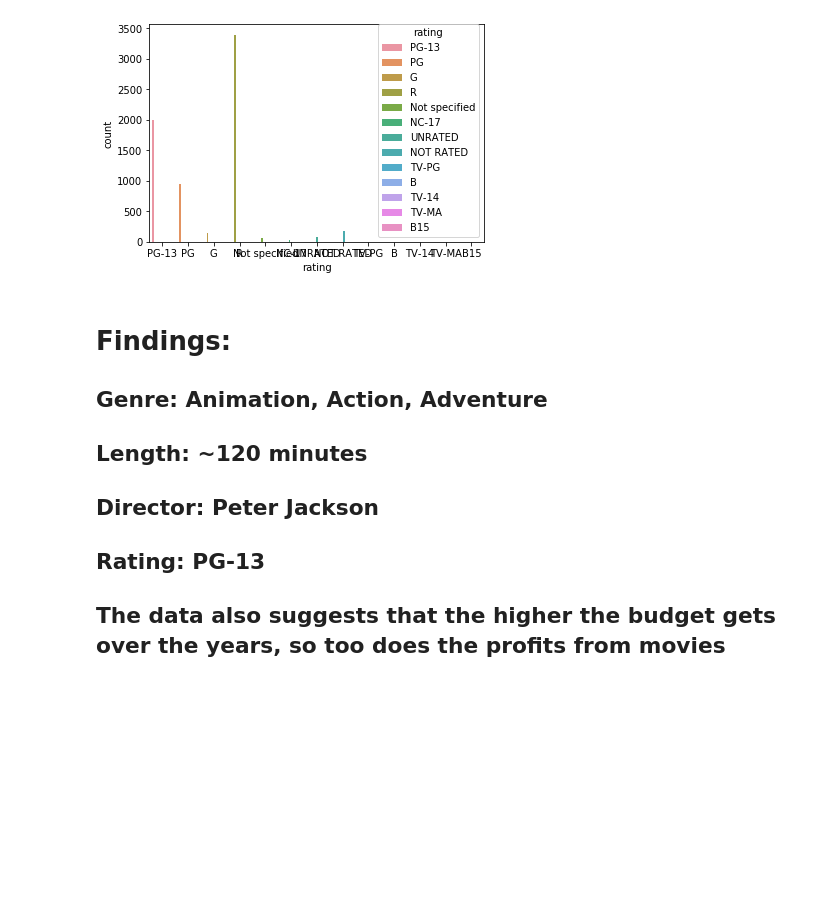
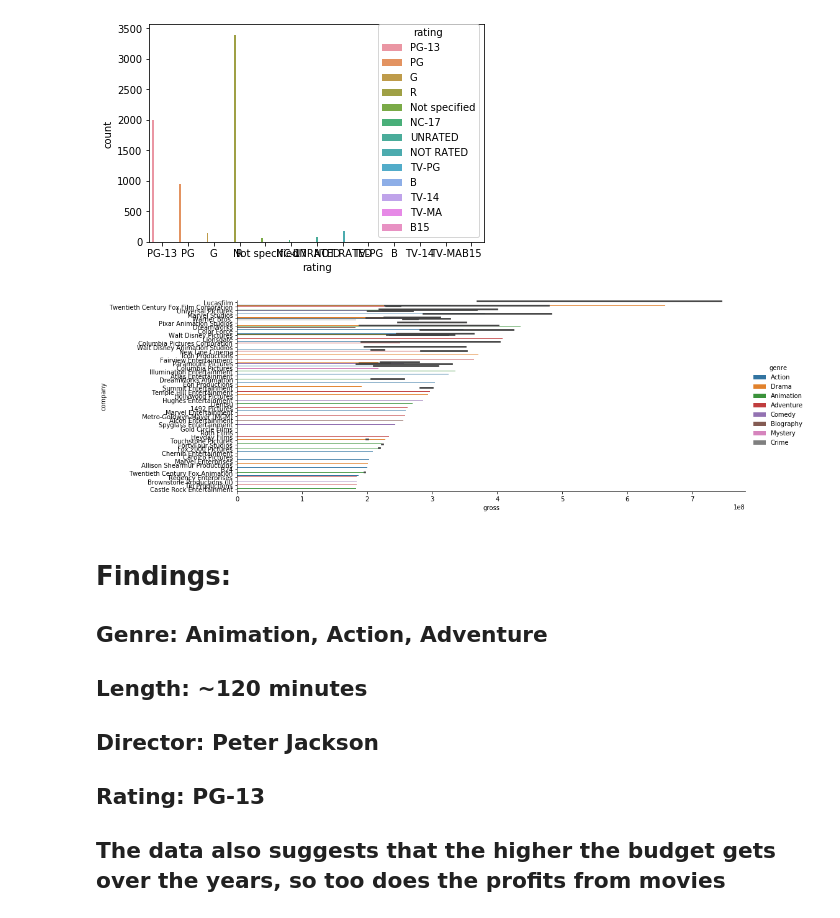
Before and after one commit to KanwalArora029/dsc-mod-1-project-v2-1-online-ds-pt-120919, a Jupyter notebook: student.ipynb, the cells around one changed output. Drawn from its saved outputs; the diff is of its cells as text; code cells hidden in the pictures; blank space fills up the shorter version.

```diff
--- a/student.ipynb
+++ b/student.ipynb
@@ -276,7 +276,9 @@ sns.countplot(x= 'rating', data=df_movies, hue='rating');
 # %%
 # Now Let's check who is in competition
 # %%
-sns.catplot(x='company', y='gross', data=Top_100, hue='genre', kind='bar', aspect=3);
+sns.catplot(x='gross', y='company', data=Top_200, hue='genre', kind='bar', aspect=3);
+# %% [output]
+[figure, added]
 # %% [markdown]
 # Findings:
 ## Genre: Animation, Action, Adventure
```
Also changed, not shown: parts of 5 cells of this notebook, 2 other files.
